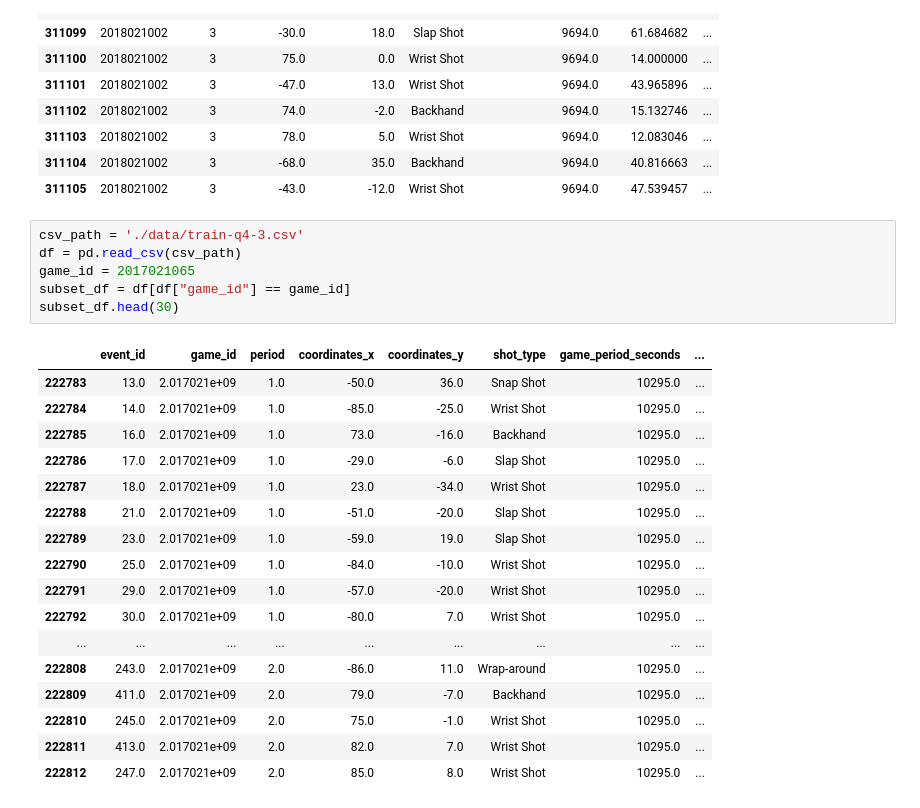
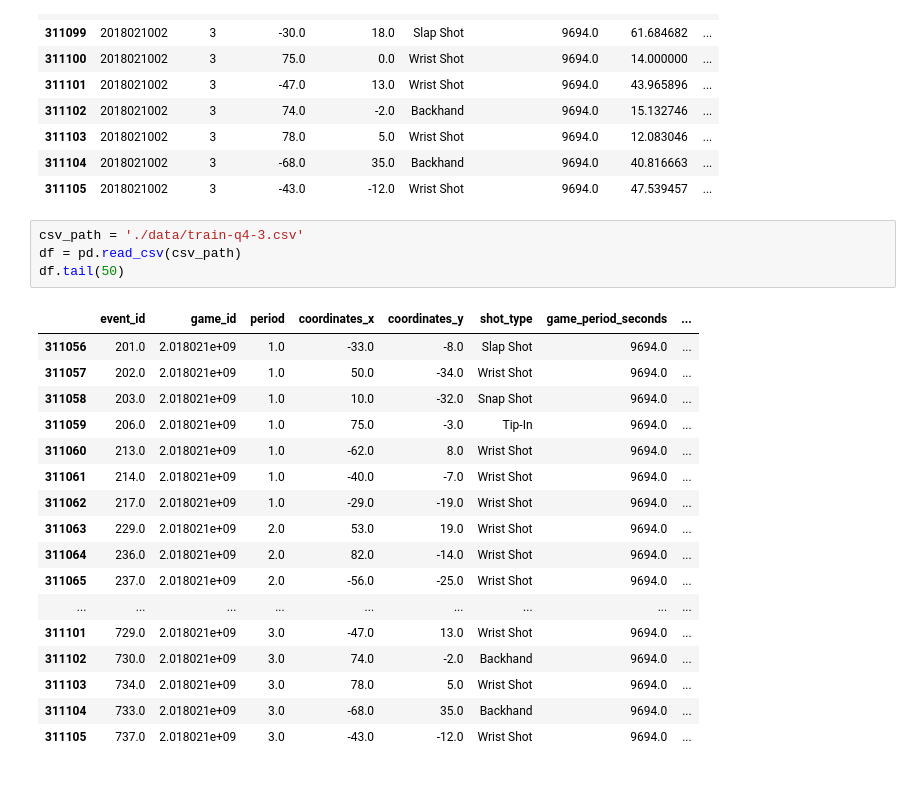
Before and after one commit to kaborewelisee/Project-6758, a Jupyter notebook: milestone_2_question_4.ipynb, the cells around one changed output. Saved outputs shown, nothing was run; the diff lists cells and outputs as text.

```diff
--- a/milestone_2_question_4.ipynb
+++ b/milestone_2_question_4.ipynb
@@ -45,24 +45,22 @@ test.tail(10)
 # %%
 csv_path = './data/train-q4-3.csv'
 df = pd.read_csv(csv_path)
-game_id = 2017021065
-subset_df = df[df["game_id"] == game_id]
-subset_df.head(30)
+df.tail(50)
 # %% [output]
 |  | event_id | game_id | period | coordinates_x | coordinates_y | shot_type | game_period_seconds | ... |
-| 222783 | 13.0 | 2.017021e+09 | 1.0 | -50.0 | 36.0 | Snap Shot | 10295.0 | ... |
-| 222784 | 14.0 | 2.017021e+09 | 1.0 | -85.0 | -25.0 | Wrist Shot | 10295.0 | ... |
-| 222785 | 16.0 | 2.017021e+09 | 1.0 | 73.0 | -16.0 | Backhand | 10295.0 | ... |
-| 222786 | 17.0 | 2.017021e+09 | 1.0 | -29.0 | -6.0 | Slap Shot | 10295.0 | ... |
-| 222787 | 18.0 | 2.017021e+09 | 1.0 | 23.0 | -34.0 | Wrist Shot | 10295.0 | ... |
-| 222788 | 21.0 | 2.017021e+09 | 1.0 | -51.0 | -20.0 | Slap Shot | 10295.0 | ... |
-| 222789 | 23.0 | 2.017021e+09 | 1.0 | -59.0 | 19.0 | Slap Shot | 10295.0 | ... |
-| 222790 | 25.0 | 2.017021e+09 | 1.0 | -84.0 | -10.0 | Wrist Shot | 10295.0 | ... |
-| 222791 | 29.0 | 2.017021e+09 | 1.0 | -57.0 | -20.0 | Wrist Shot | 10295.0 | ... |
-| 222792 | 30.0 | 2.017021e+09 | 1.0 | -80.0 | 7.0 | Wrist Shot | 10295.0 | ... |
+| 311056 | 201.0 | 2.018021e+09 | 1.0 | -33.0 | -8.0 | Slap Shot | 9694.0 | ... |
+| 311057 | 202.0 | 2.018021e+09 | 1.0 | 50.0 | -34.0 | Wrist Shot | 9694.0 | ... |
+| 311058 | 203.0 | 2.018021e+09 | 1.0 | 10.0 | -32.0 | Snap Shot | 9694.0 | ... |
+| 311059 | 206.0 | 2.018021e+09 | 1.0 | 75.0 | -3.0 | Tip-In | 9694.0 | ... |
+| 311060 | 213.0 | 2.018021e+09 | 1.0 | -62.0 | 8.0 | Wrist Shot | 9694.0 | ... |
+| 311061 | 214.0 | 2.018021e+09 | 1.0 | -40.0 | -7.0 | Wrist Shot | 9694.0 | ... |
+| 311062 | 217.0 | 2.018021e+09 | 1.0 | -29.0 | -19.0 | Wrist Shot | 9694.0 | ... |
+| 311063 | 229.0 | 2.018021e+09 | 2.0 | 53.0 | 19.0 | Wrist Shot | 9694.0 | ... |
+| 311064 | 236.0 | 2.018021e+09 | 2.0 | 82.0 | -14.0 | Wrist Shot | 9694.0 | ... |
+| 311065 | 237.0 | 2.018021e+09 | 2.0 | -56.0 | -25.0 | Wrist Shot | 9694.0 | ... |
 | ... | ... | ... | ... | ... | ... | ... | ... | ... |
-| 222808 | 243.0 | 2.017021e+09 | 2.0 | -86.0 | 11.0 | Wrap-around | 10295.0 | ... |
-| 222809 | 411.0 | 2.017021e+09 | 2.0 | 79.0 | -7.0 | Backhand | 10295.0 | ... |
-| 222810 | 245.0 | 2.017021e+09 | 2.0 | 75.0 | -1.0 | Wrist Shot | 10295.0 | ... |
-| 222811 | 413.0 | 2.017021e+09 | 2.0 | 82.0 | 7.0 | Wrist Shot | 10295.0 | ... |
-| 222812 | 247.0 | 2.017021e+09 | 2.0 | 85.0 | 8.0 | Wrist Shot | 10295.0 | ... |
+| 311101 | 729.0 | 2.018021e+09 | 3.0 | -47.0 | 13.0 | Wrist Shot | 9694.0 | ... |
+| 311102 | 730.0 | 2.018021e+09 | 3.0 | 74.0 | -2.0 | Backhand | 9694.0 | ... |
+| 311103 | 734.0 | 2.018021e+09 | 3.0 | 78.0 | 5.0 | Wrist Shot | 9694.0 | ... |
+| 311104 | 733.0 | 2.018021e+09 | 3.0 | -68.0 | 35.0 | Backhand | 9694.0 | ... |
+| 311105 | 737.0 | 2.018021e+09 | 3.0 | -43.0 | -12.0 | Wrist Shot | 9694.0 | ... |
```
Also changed, not shown: 2 other files.
